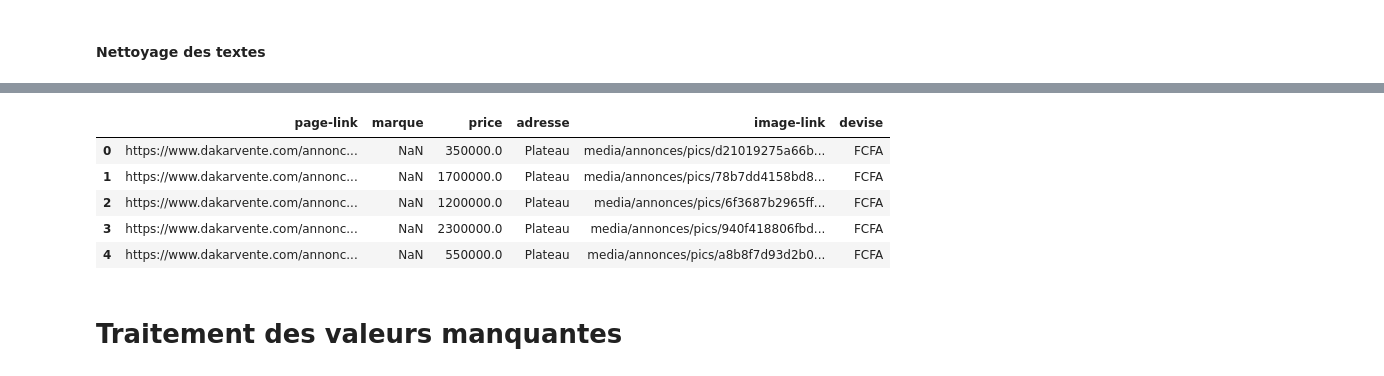
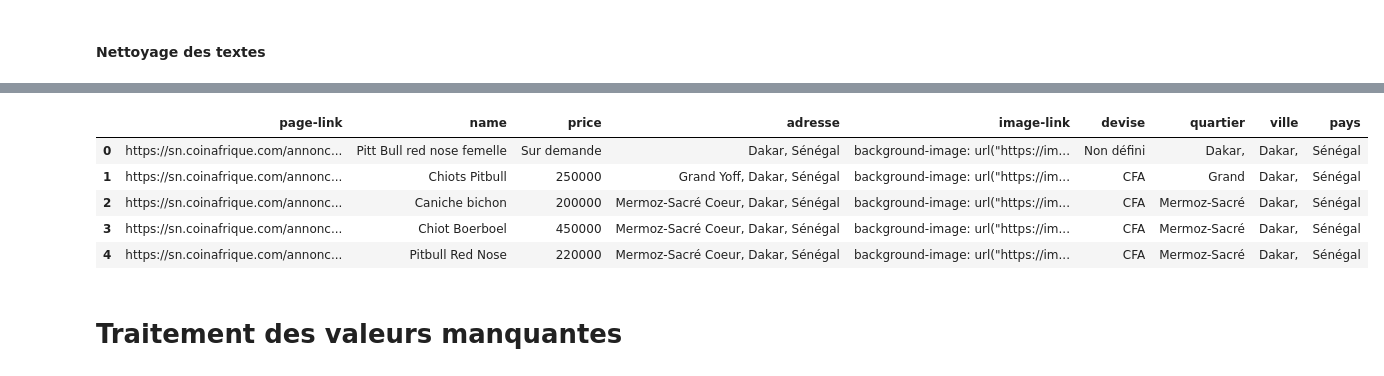
Before and after one commit to codeangel223/projet-data-collection, a Jupyter notebook: data-processing.ipynb, the cells around one changed output, grey strips where cells are left out. Cells and saved outputs as stored; diff of their text form; code cells hidden in the pictures.

```diff
--- a/data-processing.ipynb
+++ b/data-processing.ipynb
@@ -71,6 +69,8 @@ all_df = {"motos": motos, "vehicules": vehicules, "locations_vehicules": locatio
+# %%
+all_df = {"chiens": chiens, "moutons": moutons, "volailles": volailles, "other-animals": other_animals}
 # %%
 # Je redefinis mes col pour prendre que les cols concernees
-new_columns = ['links-href', 'marque', 'price', 'adresse', 'image-link-src']
+new_columns = ['links-href', 'name', 'price', 'adresse', 'image-link-src']
 
 for key, df in all_df.items():
 
@@ -113,0 +96,2 @@ motos[motos["marque"].notna()]
+# %%
+chiens = all_df["chiens"]
@@ -130,0 +135,3 @@ for key, df in all_df.items():
+# %%
+chiens["devise"] = chiens["devise"].replace("demande", "Non défini")
+chiens["price"] = chiens["price"].replace("Prixsur", "Sur demande")
@@ -147,11 +163,11 @@ motos[["marque", "price", "devise", "adresse"]]
 # %%
-motos.head()
+chiens.head()
 # %% [output]
-|  | page-link | marque | price | adresse | image-link | devise |
-| 0 | https://www.dakarvente.com/annonc... | NaN | 350000.0 | Plateau | media/annonces/pics/d21019275a66b... | FCFA |
-| 1 | https://www.dakarvente.com/annonc... | NaN | 1700000.0 | Plateau | media/annonces/pics/78b7dd4158bd8... | FCFA |
-| 2 | https://www.dakarvente.com/annonc... | NaN | 1200000.0 | Plateau | media/annonces/pics/6f3687b2965ff... | FCFA |
-| 3 | https://www.dakarvente.com/annonc... | NaN | 2300000.0 | Plateau | media/annonces/pics/940f418806fbd... | FCFA |
-| 4 | https://www.dakarvente.com/annonc... | NaN | 550000.0 | Plateau | media/annonces/pics/a8b8f7d93d2b0... | FCFA |
+|  | page-link | name | price | adresse | image-link | devise | quartier | ville | pays |
+| 0 | https://sn.coinafrique.com/annonc... | Pitt Bull red nose femelle | Sur demande | Dakar, Sénégal | background-image: url("https://im... | Non défini | Dakar, | Dakar, | Sénégal |
+| 1 | https://sn.coinafrique.com/annonc... | Chiots Pitbull | 250000 | Grand Yoff, Dakar, Sénégal | background-image: url("https://im... | CFA | Grand | Dakar, | Sénégal |
+| 2 | https://sn.coinafrique.com/annonc... | Caniche bichon | 200000 | Mermoz-Sacré Coeur, Dakar, Sénégal | background-image: url("https://im... | CFA | Mermoz-Sacré | Dakar, | Sénégal |
+| 3 | https://sn.coinafrique.com/annonc... | Chiot Boerboel | 450000 | Mermoz-Sacré Coeur, Dakar, Sénégal | background-image: url("https://im... | CFA | Mermoz-Sacré | Dakar, | Sénégal |
+| 4 | https://sn.coinafrique.com/annonc... | Pitbull Red Nose | 220000 | Mermoz-Sacré Coeur, Dakar, Sénégal | background-image: url("https://im... | CFA | Mermoz-Sacré | Dakar, | Sénégal |
 # %% [markdown]
 # Traitement des valeurs manquantes
```
Also changed, not shown: parts of 20 cells of this notebook, 4 other files.
